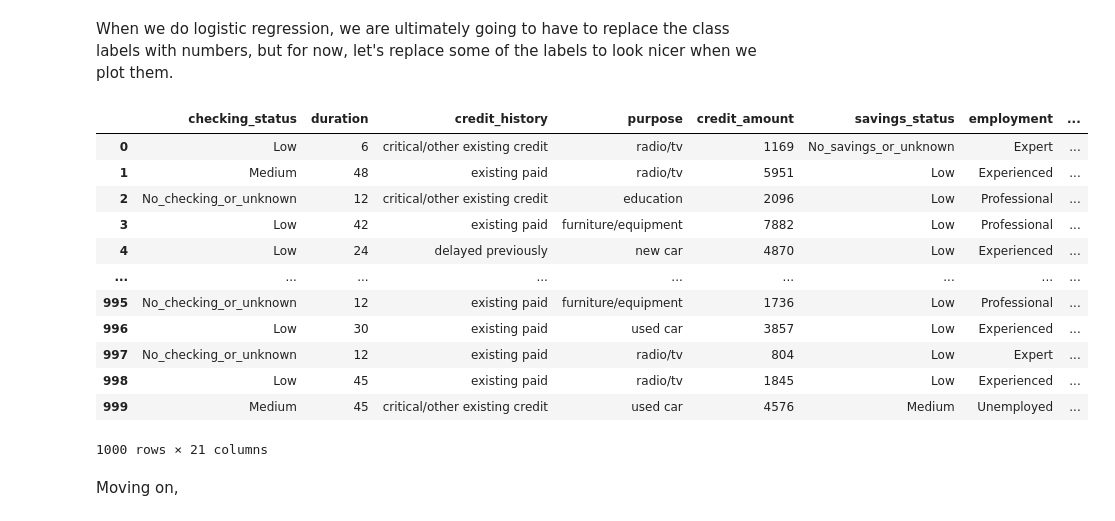
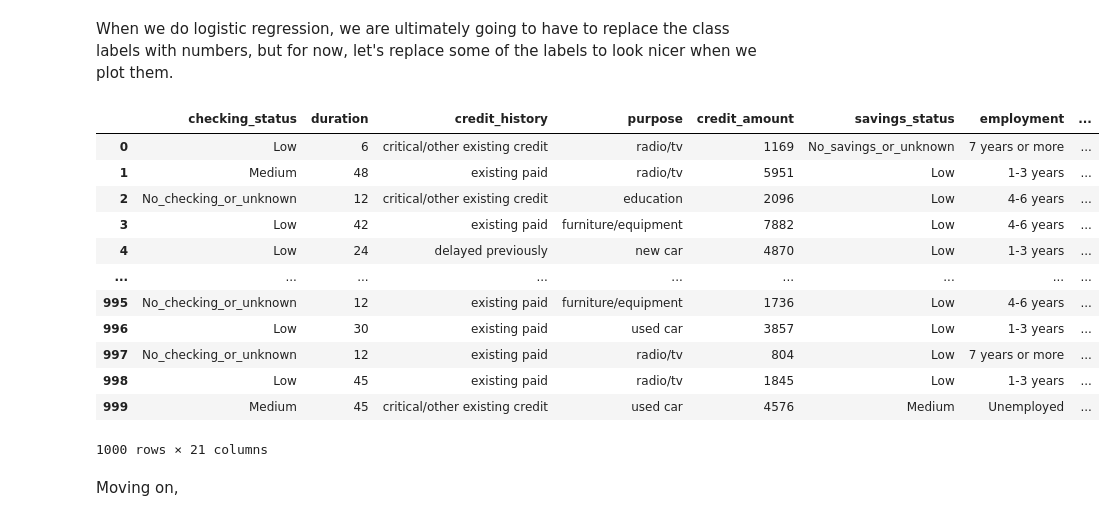
Before and after one commit to larryscanniello/DataAnalysis, a Jupyter notebook: german_credit.ipynb, the cells around one changed output. Drawn from its saved outputs; the diff is of its cells as text; code cells hidden in the pictures.

```diff
--- a/german_credit.ipynb
+++ b/german_credit.ipynb
@@ -91,43 +91,43 @@ When we do logistic regression, we are ultimately going to have to replace the c
 # %%
 checkingMapping = {
     'no checking': 'No_checking_or_unknown',
     '<0': 'Low',
     '0<=X<200': 'Medium',
     '>=200': 'High'
 }
 savingsMapping = {
     'no known savings': 'No_savings_or_unknown',
     '<100': 'Low',
     '100<=X<500': 'Medium',
     '500<=X<1000': 'High',
     '>=1000': 'Very_high'
 }
 year_range_mapping = {
     'unemployed': 'Unemployed',
-    '<1': 'Amateur',
-    '1<=X<4': 'Experienced',
-    '4<=X<7': 'Professional',
-    '>=7': 'Expert'
+    '<1': 'Less than 1 year',
+    '1<=X<4': '1-3 years',
+    '4<=X<7': '4-6 years',
+    '>=7': '7 years or more'
 }
 with pd.option_context("future.no_silent_downcasting", True):
     df['checking_status'] = df['checking_status'].replace(checkingMapping)
     df['savings_status'] = df['savings_status'].replace(savingsMapping)
     df['employment'] = df['employment'].replace(year_range_mapping)
 
 
 df
 # %% [output]
 |  | checking_status | duration | credit_history | purpose | credit_amount | savings_status | employment | ... |
-| 0 | Low | 6 | critical/other existing credit | radio/tv | 1169 | No_savings_or_unknown | Expert | ... |
-| 1 | Medium | 48 | existing paid | radio/tv | 5951 | Low | Experienced | ... |
-| 2 | No_checking_or_unknown | 12 | critical/other existing credit | education | 2096 | Low | Professional | ... |
-| 3 | Low | 42 | existing paid | furniture/equipment | 7882 | Low | Professional | ... |
-| 4 | Low | 24 | delayed previously | new car | 4870 | Low | Experienced | ... |
+| 0 | Low | 6 | critical/other existing credit | radio/tv | 1169 | No_savings_or_unknown | 7 years or more | ... |
+| 1 | Medium | 48 | existing paid | radio/tv | 5951 | Low | 1-3 years | ... |
+| 2 | No_checking_or_unknown | 12 | critical/other existing credit | education | 2096 | Low | 4-6 years | ... |
+| 3 | Low | 42 | existing paid | furniture/equipment | 7882 | Low | 4-6 years | ... |
+| 4 | Low | 24 | delayed previously | new car | 4870 | Low | 1-3 years | ... |
 | ... | ... | ... | ... | ... | ... | ... | ... | ... |
-| 995 | No_checking_or_unknown | 12 | existing paid | furniture/equipment | 1736 | Low | Professional | ... |
-| 996 | Low | 30 | existing paid | used car | 3857 | Low | Experienced | ... |
-| 997 | No_checking_or_unknown | 12 | existing paid | radio/tv | 804 | Low | Expert | ... |
-| 998 | Low | 45 | existing paid | radio/tv | 1845 | Low | Experienced | ... |
+| 995 | No_checking_or_unknown | 12 | existing paid | furniture/equipment | 1736 | Low | 4-6 years | ... |
+| 996 | Low | 30 | existing paid | used car | 3857 | Low | 1-3 years | ... |
+| 997 | No_checking_or_unknown | 12 | existing paid | radio/tv | 804 | Low | 7 years or more | ... |
+| 998 | Low | 45 | existing paid | radio/tv | 1845 | Low | 1-3 years | ... |
 | 999 | Medium | 45 | critical/other existing credit | used car | 4576 | Medium | Unemployed | ... |
 1000 rows × 21 columns
 # %% [markdown]
```
Also changed, not shown: parts of 9 cells of this notebook.
